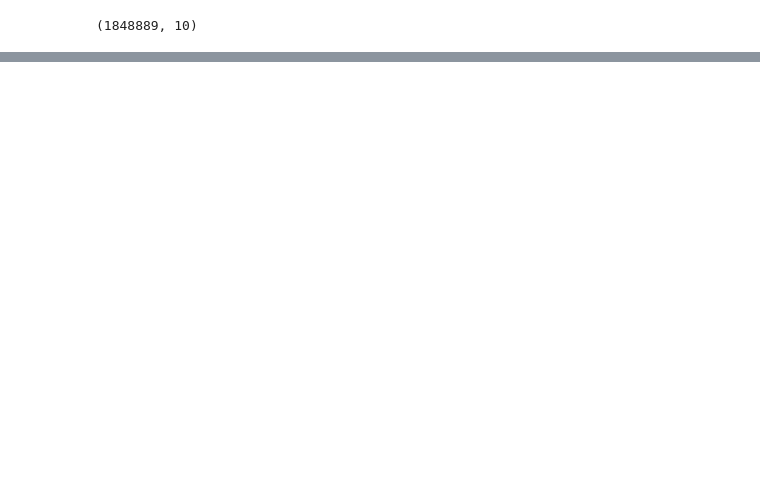
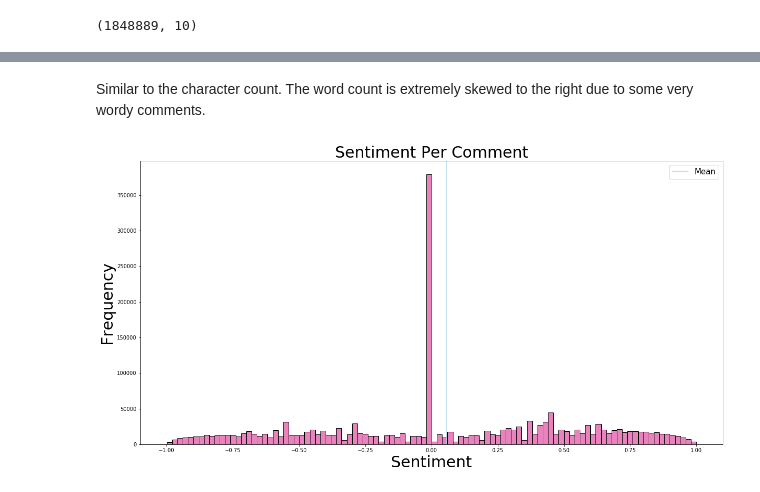
Before and after one commit to aburpee/Blackops_4_Survival_Analysis, a Jupyter notebook: code/02_cleaning_eda.ipynb, the cells around one changed output, grey strips where cells are left out. Cells and saved outputs as stored; diff of their text form; code cells hidden in the pictures; blank space fills up the shorter version.

```diff
--- a/code/02_cleaning_eda.ipynb
+++ b/code/02_cleaning_eda.ipynb
@@ -301,0 +303,16 @@ plt.legend(['Mean'], fontsize = 15)
+# %% [markdown]
+Similar to the character count. The word count is extremely skewed to the right due to some very wordy comments.
+# %%
+plt.figure(figsize=(20,10))
+plt.hist(df['compound'],
+         bins=100,
+         color=['#E983BD'],
+         ec='k')
+plt.ylabel('Frequency', fontsize = 30)
+plt.xlabel('Sentiment', fontsize = 30)
+plt.axvline(df['compound'].mean(), color = 'lightblue')
+plt.title('Sentiment Per Comment', fontsize=30)
+plt.legend(['Mean'], fontsize = 15)
+plt.savefig('../plots/sentiment_distribution')
+# %% [output]
+[figure, added]
```
Also changed, not shown: parts of 255 cells of this notebook, 18 other files.
